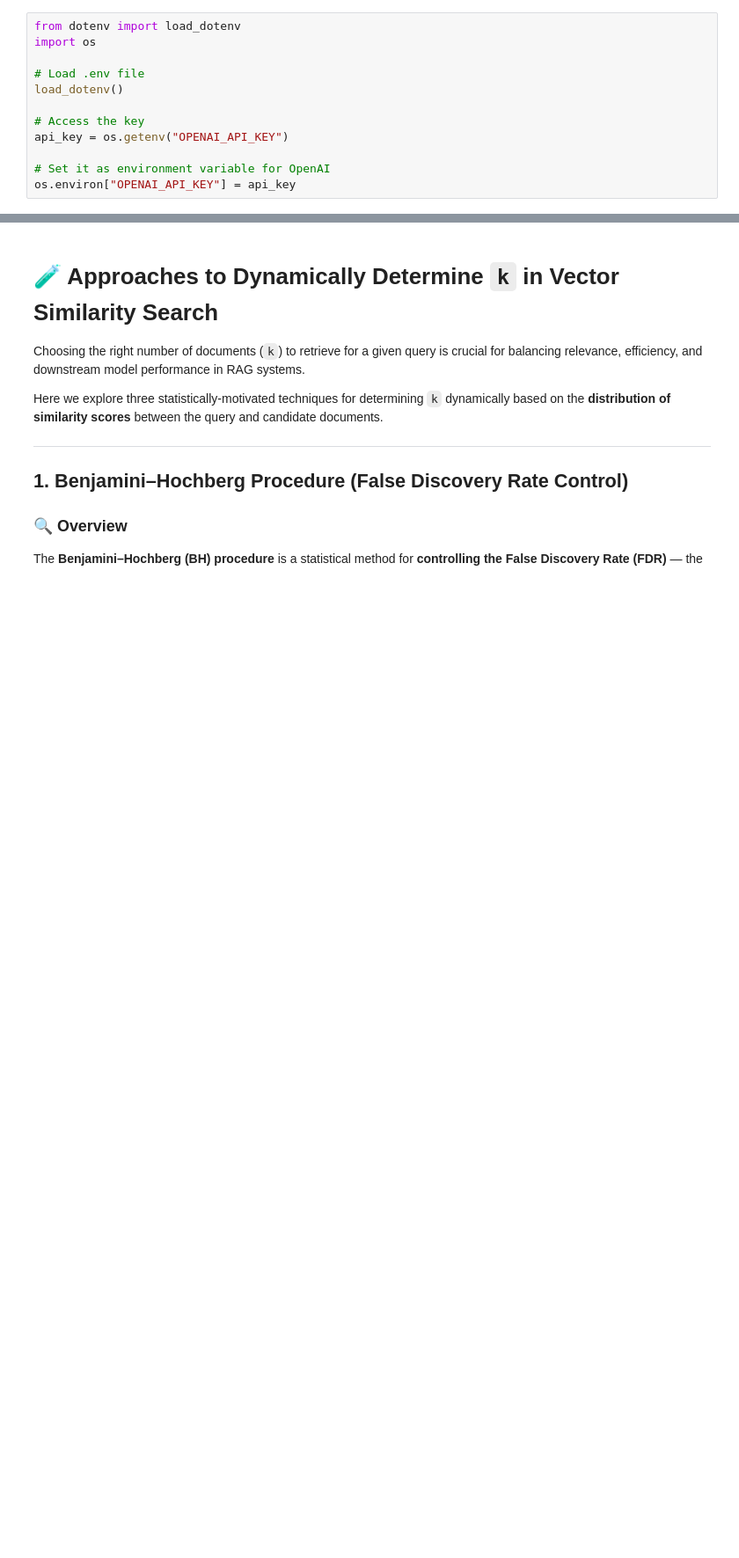
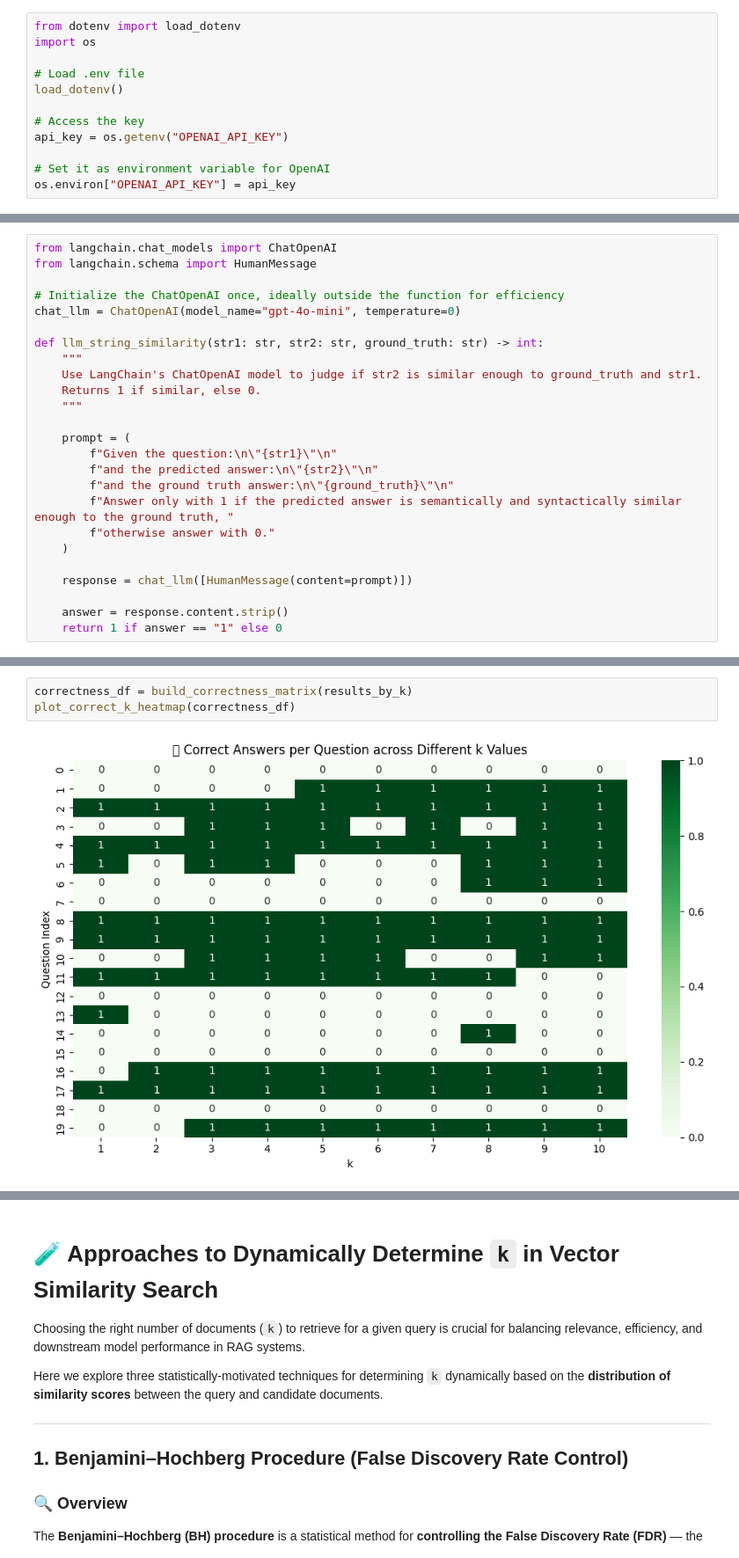
Before and after one commit to YarinShitrit/LanguageModelsSeminar, a Jupyter notebook: notebook.ipynb, the cells around one changed output, grey strips where cells are left out. Shown at 88% size. Cells and saved outputs as stored; diff of their text form; blank space fills up the shorter version.

```diff
--- a/notebook.ipynb
+++ b/notebook.ipynb
@@ -239,0 +435,25 @@ page_content='Yarin's favorite food is Pizza' metadata={'id': 3201, 'source': 32
+# %%
+from langchain.chat_models import ChatOpenAI
+from langchain.schema import HumanMessage
+
+# Initialize the ChatOpenAI once, ideally outside the function for efficiency
+chat_llm = ChatOpenAI(model_name="gpt-4o-mini", temperature=0)
+
+def llm_string_similarity(str1: str, str2: str, ground_truth: str) -> int:
+    """
+    Use LangChain's ChatOpenAI model to judge if str2 is similar enough to ground_truth and str1.
+    Returns 1 if similar, else 0.
+    """
+
+    prompt = (
+        f"Given the question:\n\"{str1}\"\n"
+        f"and the predicted answer:\n\"{str2}\"\n"
+        f"and the ground truth answer:\n\"{ground_truth}\"\n"
+        f"Answer only with 1 if the predicted answer is semantically and syntactically similar enough to the ground truth, "
+        f"otherwise answer with 0."
+    )
+
+    response = chat_llm([HumanMessage(content=prompt)])
+
+    answer = response.content.strip()
+    return 1 if answer == "1" else 0
@@ -239,0 +1025,5 @@ page_content='Yarin's favorite food is Pizza' metadata={'id': 3201, 'source': 32
+# %%
+correctness_df = build_correctness_matrix(results_by_k)
+plot_correct_k_heatmap(correctness_df)
+# %% [output]
+[figure, added]
```
Also changed, not shown: parts of 42 cells of this notebook.
